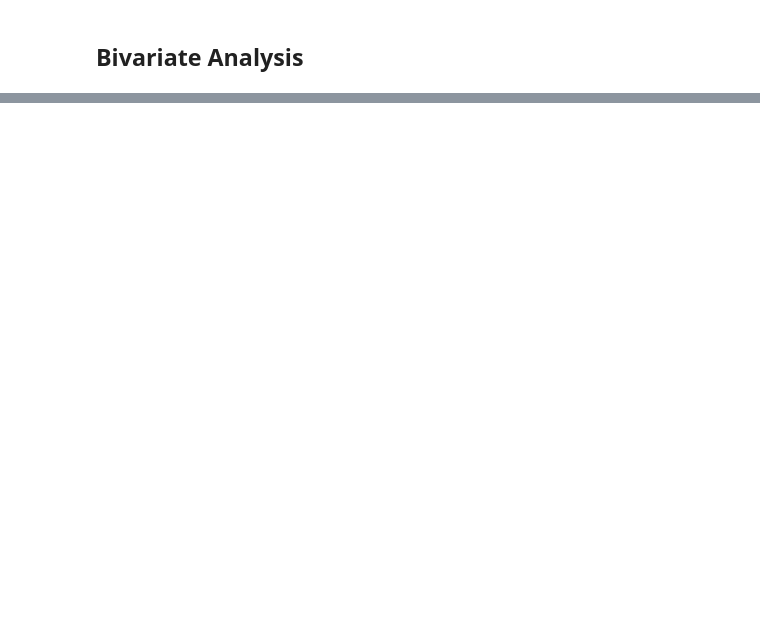
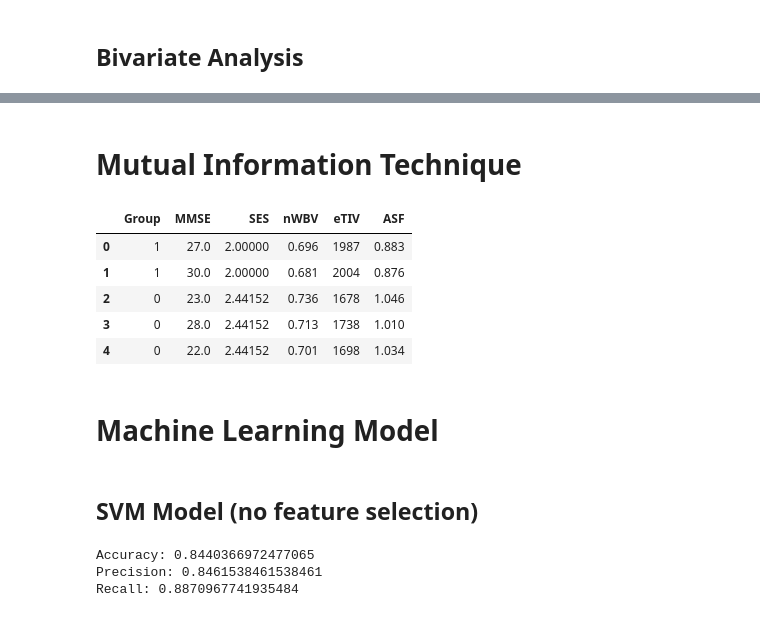
Before and after one commit to 442203479/SE-proj, a Jupyter notebook: AlzheimerPredictor.ipynb, the cells around one changed output, grey strips where cells are left out. Saved outputs shown, nothing was run; the diff lists cells and outputs as text; code cells hidden in the pictures; blank space fills up the shorter version.

```diff
--- a/AlzheimerPredictor.ipynb
+++ b/AlzheimerPredictor.ipynb
@@ -291,0 +498,16 @@ dtype: int64
+# %% [markdown]
+# Mutual Information Technique
+# %%
+infog_dataframe_selected_features = dataframe[['Group'] + ['MMSE'] + ['SES'] + ['nWBV'] + ['eTIV'] + ['ASF']]
+infog_dataframe_selected_features.head()
+# %% [output]
+|  | Group | MMSE | SES | nWBV | eTIV | ASF |
+| 0 | 1 | 27.0 | 2.00000 | 0.696 | 1987 | 0.883 |
+| 1 | 1 | 30.0 | 2.00000 | 0.681 | 2004 | 0.876 |
+| 2 | 0 | 23.0 | 2.44152 | 0.736 | 1678 | 1.046 |
+| 3 | 0 | 28.0 | 2.44152 | 0.713 | 1738 | 1.010 |
+| 4 | 0 | 22.0 | 2.44152 | 0.701 | 1698 | 1.034 |
+# %% [markdown]
+# Machine Learning Model
+# %% [markdown]
+## SVM Model (no feature selection)
@@ -291,0 +526,13 @@ dtype: int64
+# %%
+# Model Accuracy: how often is the classifier correct?
+print("Accuracy:",metrics.accuracy_score(svmyall_test, svmyall_pred))
+
+# Model Precision: what percentage of positive tuples are labeled as such?
+print("Precision:",metrics.precision_score(svmyall_test, svmyall_pred))
+
+# Model Recall: what percentage of positive tuples are labelled as such?
+print("Recall:",metrics.recall_score(svmyall_test, svmyall_pred))
+# %% [output]
+Accuracy: 0.8440366972477065
+Precision: 0.8461538461538461
+Recall: 0.8870967741935484
```
Also changed, not shown: parts of 60 cells of this notebook.
